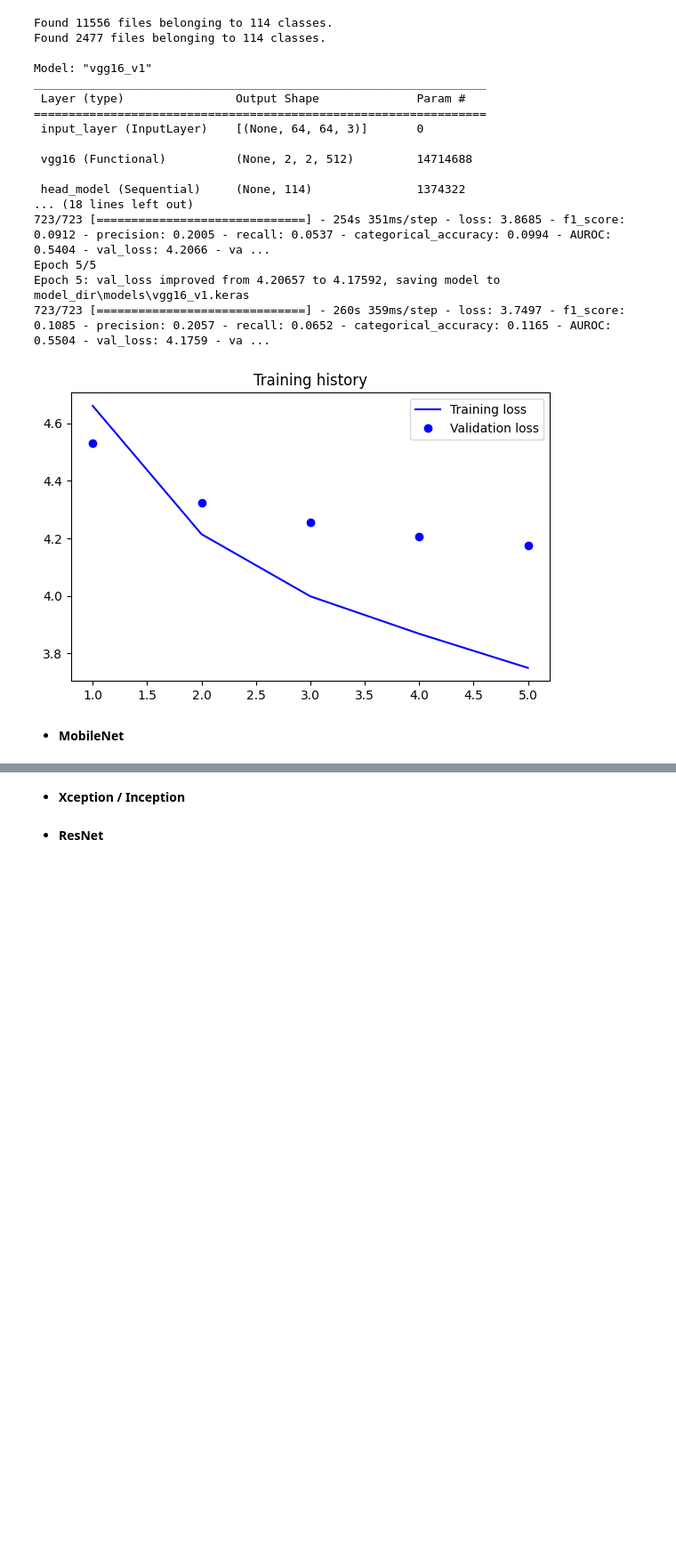
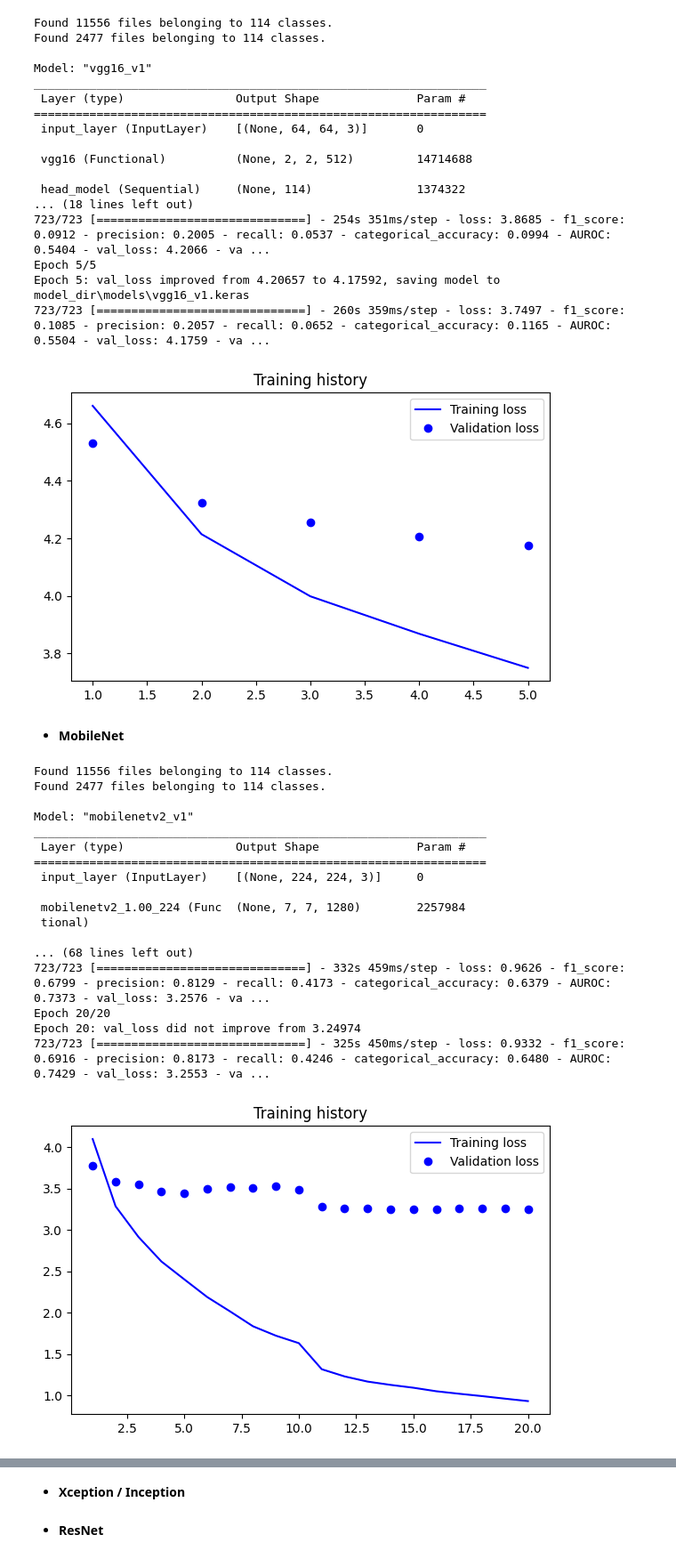
Before and after one commit to fmportela/deep-learning-23-24-nova-ims-group-project, a Jupyter notebook: 4-model-train.ipynb, the cells around one changed output, grey strips where cells are left out. Shown at 89% size. Drawn from its saved outputs; the diff is of its cells as text; code cells hidden in the pictures; blank space fills up the shorter version.

```diff
--- a/4-model-train.ipynb
+++ b/4-model-train.ipynb
@@ -905,7 +901,7 @@ Epoch 5: val_loss improved from 4.20657 to 4.17592, saving model to model_dir\mo
 def mobilenetv2_v1(model_name: str):
 
     batch_size = 16
-    image_size = (64, 64)
+    image_size = (224, 224)
     input_shape = image_size + (3,)
 
     train_data, val_data = import_data(batch_size=batch_size, image_size=image_size, import_mask=(True, True, False))  # data already comes rescaled
@@ -958,33 +954,52 @@ def mobilenetv2_v1(model_name: str):
     monitor = 'val_loss'
     callbacks_list = [
 
-        StopLossDivergence(.3, 5, verbose=1),
+        # StopLossDivergence(.3, 5, verbose=1),
 
         ModelCheckpoint(filepath=os.path.join(MODELS_PATH, f'{model_name}.keras'),
                         monitor=monitor,
                         save_best_only=True,
                         verbose=1),
 
         ReduceLROnPlateau(monitor=monitor,
                           factor=0.1,
-                          patience=2,
+                          patience=5,
                           cooldown=0,
                           verbose=1)
     ]
 
     # model fitting
     history = model.fit(augmented_train,
-                        epochs=50,
+                        epochs=20,
                         validation_data=val_data,
                         class_weight=CLASS_WEIGHTS,
                         callbacks=callbacks_list,
                         verbose=1)
 
     return model, history.history
 
 
 model_name = mobilenetv2_v1.__name__
 model, history = mobilenetv2_v1(model_name)
 save_model_history(history, os.path.join(HISTORIES_PATH, f'{model_name}.pkl'))
 print()
 plot_loss_history(history)
+# %% [output]
+Found 11556 files belonging to 114 classes.
+Found 2477 files belonging to 114 classes.
+
+Model: "mobilenetv2_v1"
+_________________________________________________________________
+ Layer (type)                Output Shape              Param #
+=================================================================
+ input_layer (InputLayer)    [(None, 224, 224, 3)]     0
+
+ mobilenetv2_1.00_224 (Func  (None, 7, 7, 1280)        2257984
+ tional)
+
+... (68 lines left out)
+723/723 [==============================] - 332s 459ms/step - loss: 0.9626 - f1_score: 0.6799 - precision: 0.8129 - recall: 0.4173 - categorical_accuracy: 0.6379 - AUROC: 0.7373 - val_loss: 3.2576 - va ...
+Epoch 20/20
+Epoch 20: val_loss did not improve from 3.24974
+723/723 [==============================] - 325s 450ms/step - loss: 0.9332 - f1_score: 0.6916 - precision: 0.8173 - recall: 0.4246 - categorical_accuracy: 0.6480 - AUROC: 0.7429 - val_loss: 3.2553 - va ...
+[figure, added]
```
Also changed, not shown: parts of 6 cells of this notebook.
